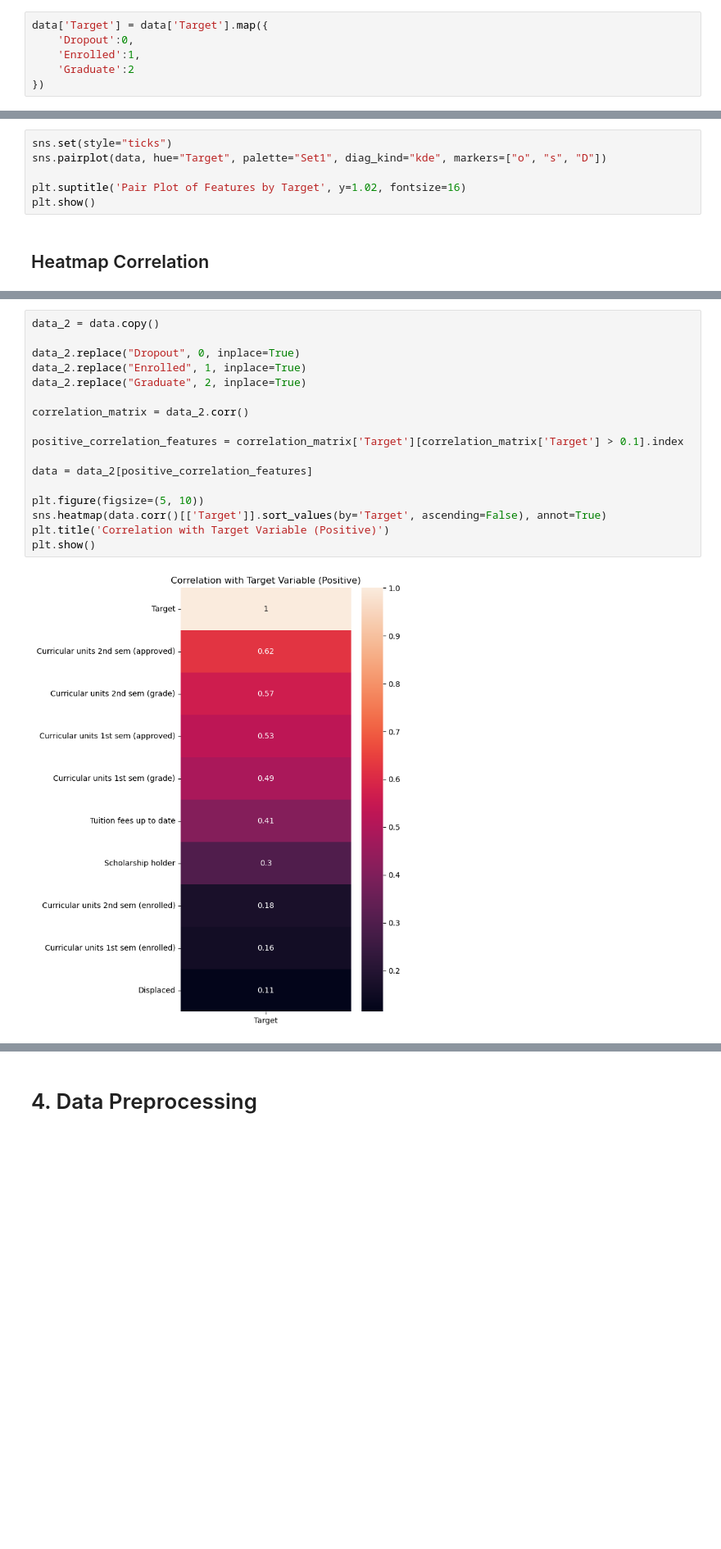
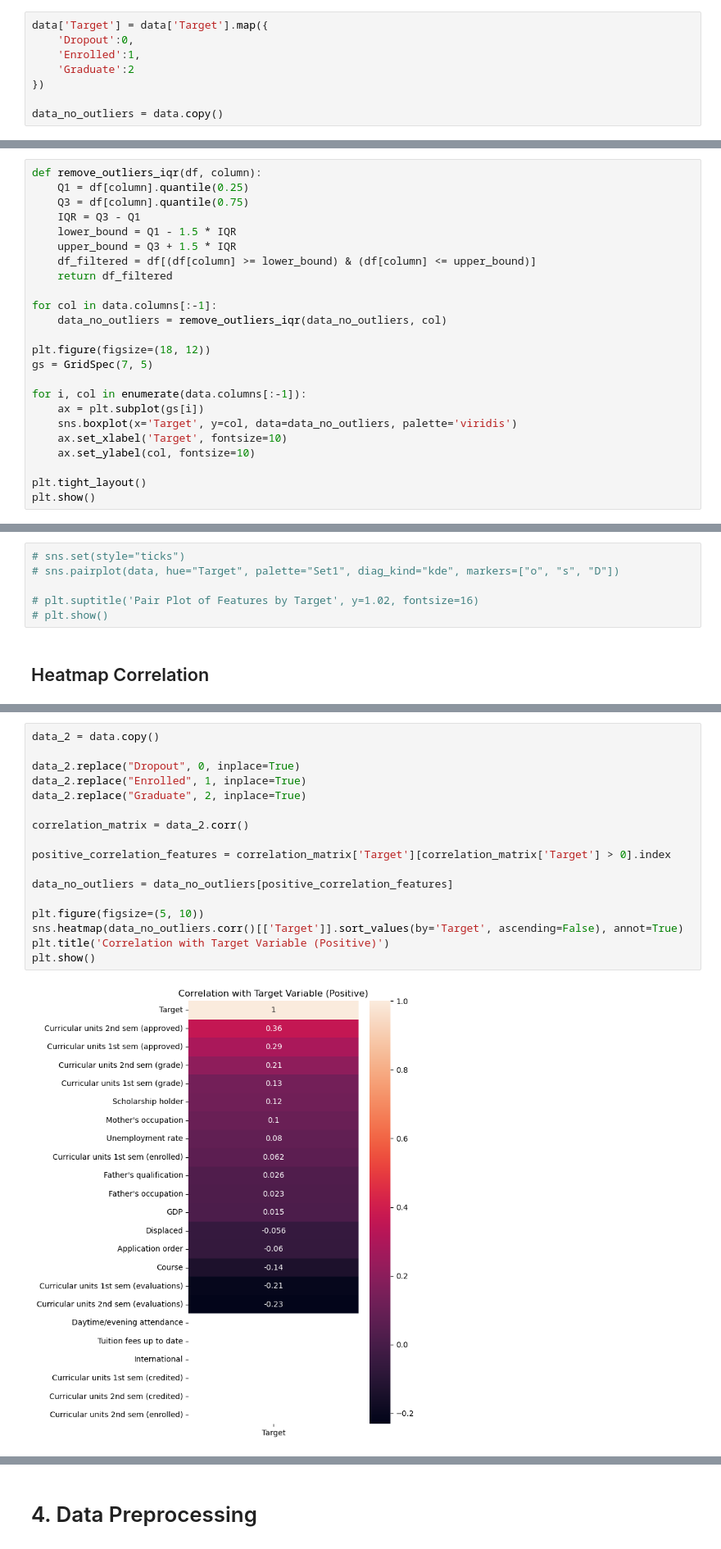
Before and after one commit to hamzaezzine/Predict-students-dropout-and-academic-success-using-machine-learning-algorithms, a Jupyter notebook: notebook-project.ipynb, the cells around one changed output, grey strips where cells are left out. Shown at 82% size. Saved outputs shown, nothing was run; the diff lists cells and outputs as text; blank space fills up the shorter version.

Commit message:
delete outliers and some features

```diff
--- a/notebook-project.ipynb
+++ b/notebook-project.ipynb
@@ -104,6 +102,8 @@ data['Target'] = data['Target'].map({
     'Enrolled':1,
     'Graduate':2
 })
+
+data_no_outliers = data.copy()
 # %% [markdown]
 ## Target Distribution
 # %%
@@ -255,0 +192,24 @@ data.shape
+# %%
+def remove_outliers_iqr(df, column):
+    Q1 = df[column].quantile(0.25)
+    Q3 = df[column].quantile(0.75)
+    IQR = Q3 - Q1
+    lower_bound = Q1 - 1.5 * IQR
+    upper_bound = Q3 + 1.5 * IQR
+    df_filtered = df[(df[column] >= lower_bound) & (df[column] <= upper_bound)]
+    return df_filtered
+
+for col in data.columns[:-1]:
+    data_no_outliers = remove_outliers_iqr(data_no_outliers, col)
+
+plt.figure(figsize=(18, 12))
+gs = GridSpec(7, 5)
+
+for i, col in enumerate(data.columns[:-1]):
+    ax = plt.subplot(gs[i])
+    sns.boxplot(x='Target', y=col, data=data_no_outliers, palette='viridis')
+    ax.set_xlabel('Target', fontsize=10)
+    ax.set_ylabel(col, fontsize=10)
+
+plt.tight_layout()
+plt.show()
@@ -276,11 +246,11 @@ plt.show()
 # %% [markdown]
 ## Pair Plot
 # %%
-sns.set(style="ticks")
-sns.pairplot(data, hue="Target", palette="Set1", diag_kind="kde", markers=["o", "s", "D"])
+# sns.set(style="ticks")
+# sns.pairplot(data, hue="Target", palette="Set1", diag_kind="kde", markers=["o", "s", "D"])
 
-plt.suptitle('Pair Plot of Features by Target', y=1.02, fontsize=16)
-plt.show()
+# plt.suptitle('Pair Plot of Features by Target', y=1.02, fontsize=16)
+# plt.show()
 # %% [markdown]
 ## Heatmap Correlation
 # %%
@@ -305,20 +277,20 @@ plt.show()
 # %%
 data_2 = data.copy()
 
 data_2.replace("Dropout", 0, inplace=True)
 data_2.replace("Enrolled", 1, inplace=True)
 data_2.replace("Graduate", 2, inplace=True)
 
 correlation_matrix = data_2.corr()
 
-positive_correlation_features = correlation_matrix['Target'][correlation_matrix['Target'] > 0.1].index
+positive_correlation_features = correlation_matrix['Target'][correlation_matrix['Target'] > 0].index
 
-data = data_2[positive_correlation_features]
+data_no_outliers = data_no_outliers[positive_correlation_features]
 
 plt.figure(figsize=(5, 10))
-sns.heatmap(data.corr()[['Target']].sort_values(by='Target', ascending=False), annot=True)
+sns.heatmap(data_no_outliers.corr()[['Target']].sort_values(by='Target', ascending=False), annot=True)
 plt.title('Correlation with Target Variable (Positive)')
 plt.show()
 # %% [output]
-[figure, old version]
+[figure, new version]
 # %%
```
Also changed, not shown: parts of 12 cells of this notebook.
